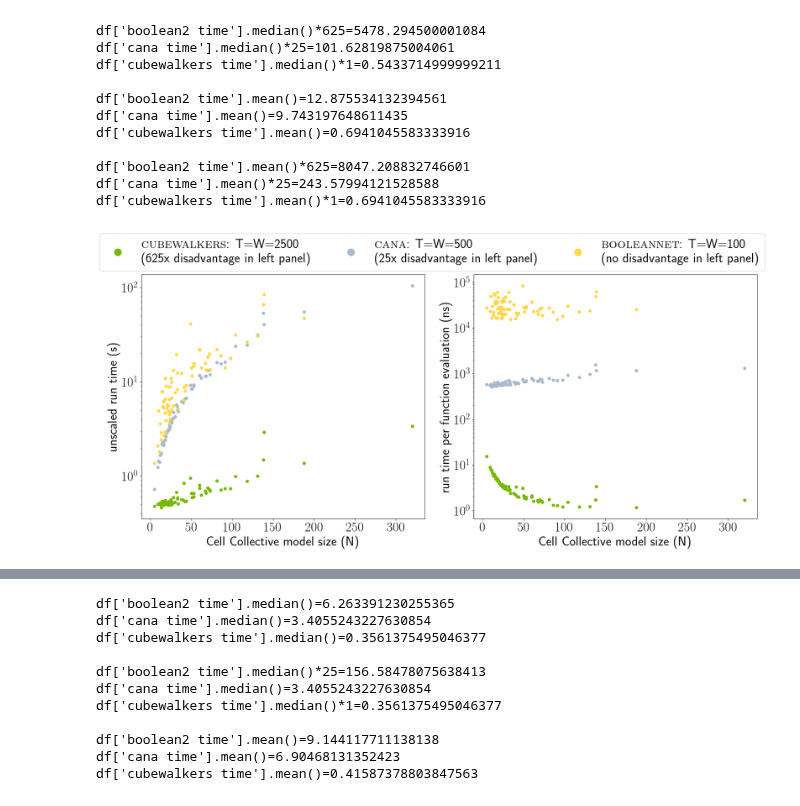
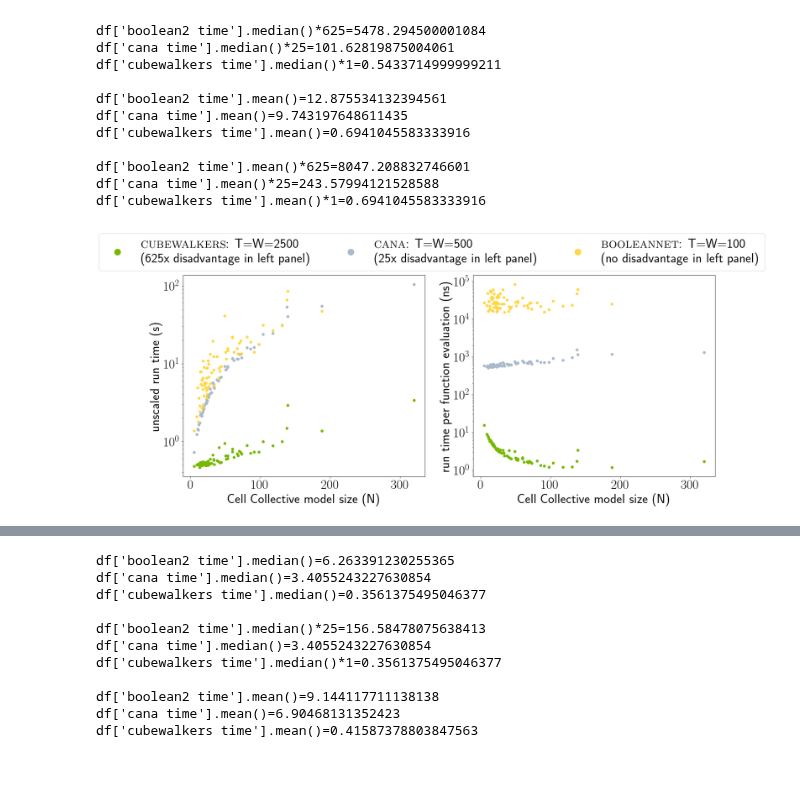
Before and after one commit to kyuhyongpark/cubewalkers-analysis, a Jupyter notebook: simple_benchmark_plots.ipynb, the cells around one changed output, grey strips where cells are left out. Drawn from its saved outputs; the diff is of its cells as text; code cells hidden in the pictures; blank space fills up the shorter version.

Commit message:
even bigger fonts for benchmarks

```diff
--- a/simple_benchmark_plots.ipynb
+++ b/simple_benchmark_plots.ipynb
@@ -21,7 +21,7 @@ from matplotlib.lines import Line2D
 
 pd.options.display.max_rows = 999
 pd.options.display.max_columns = 999
-plt.rcParams.update({'font.size':28})
+plt.rcParams.update({'font.size':32})
 # %%
 df = pd.read_csv("./data/simple_benchmarks.csv")
 df
@@ -75,36 +75,36 @@ boolean2_ops = df['boolean2 timesteps']*df['boolean2 walkers']
 cana_ops = df['cana timesteps']*df['cana walkers']
 cubewalkers_ops = df['cubewalkers timesteps']*df['cubewalkers walkers']
 
 ax[0].scatter(df['model size'],df['cubewalkers time'], c='#76b900', label=f'cubewalkers: T=W=2500')
 ax[0].scatter(df['model size'],df['cana time'], c='#AABACD', label=f'cana: T=W=500')
 ax[0].scatter(df['model size'],df['boolean2 time'], c= '#FFD848', label=f'booleannet: T=W=100')
 ax[0].set_yscale('log')
 ax[0].set_ylabel('unscaled run time (s)')
 ax[0].set_xlabel('Cell Collective model size (N)')
 
 ax[1].set_title(' ')
 ax[1].scatter(df['model size'],1e9*df['cubewalkers time']/cubewalkers_ops/df['model size'], c='#76b900', label='cubewalkers')
 ax[1].scatter(df['model size'],1e9*df['cana time']/cana_ops/df['model size'], c='#AABACD', label='cana')
 ax[1].scatter(df['model size'],1e9*df['boolean2 time']/boolean2_ops/df['model size'], c= '#FFD848', label='booleannet')
 ax[1].set_yscale('log')
 ax[1].set_ylabel('run time per function evaluation (ns)')
 ax[1].set_xlabel('Cell Collective model size (N)')
 
 fig.legend([Line2D([], [], color='#76b900', marker='o', linestyle='None',markersize=15),
             Line2D([], [], color='#AABACD', marker='o', linestyle='None',markersize=15),
             Line2D([], [], color='#FFD848', marker='o', linestyle='None',markersize=15)],
            [r"$\textsc{cubewalkers}$:"+" T=W=2500\n(625x disadvantage in left panel)",
             r"$\textsc{cana}$:"+" T=W=500\n(25x disadvantage in left panel)",
             r"$\textsc{booleannet}$:"+" T=W=100\n(no disadvantage in left panel)"],
            loc='upper center',ncols=3)
 fig.tight_layout()
-plt.subplots_adjust(top=0.85)
+plt.subplots_adjust(top=0.825)
 fig.savefig('data/corrected_models/figures/benchmarks.png')
 fig.tight_layout() # not sure why this needs to be done twice, but without this, the legend is cut off in the pdf
-plt.subplots_adjust(top=0.85)
+plt.subplots_adjust(top=0.825)
 fig.savefig('data/corrected_models/figures/benchmarks.pdf')
 # %% [output]
-[figure, old version]
+[figure, new version]
 # %%
 df = pd.read_csv("./data/simple_benchmarks_spaceboy.csv")
 df
```
Also changed, not shown: parts of 1 cell of this notebook, 4 other files.
